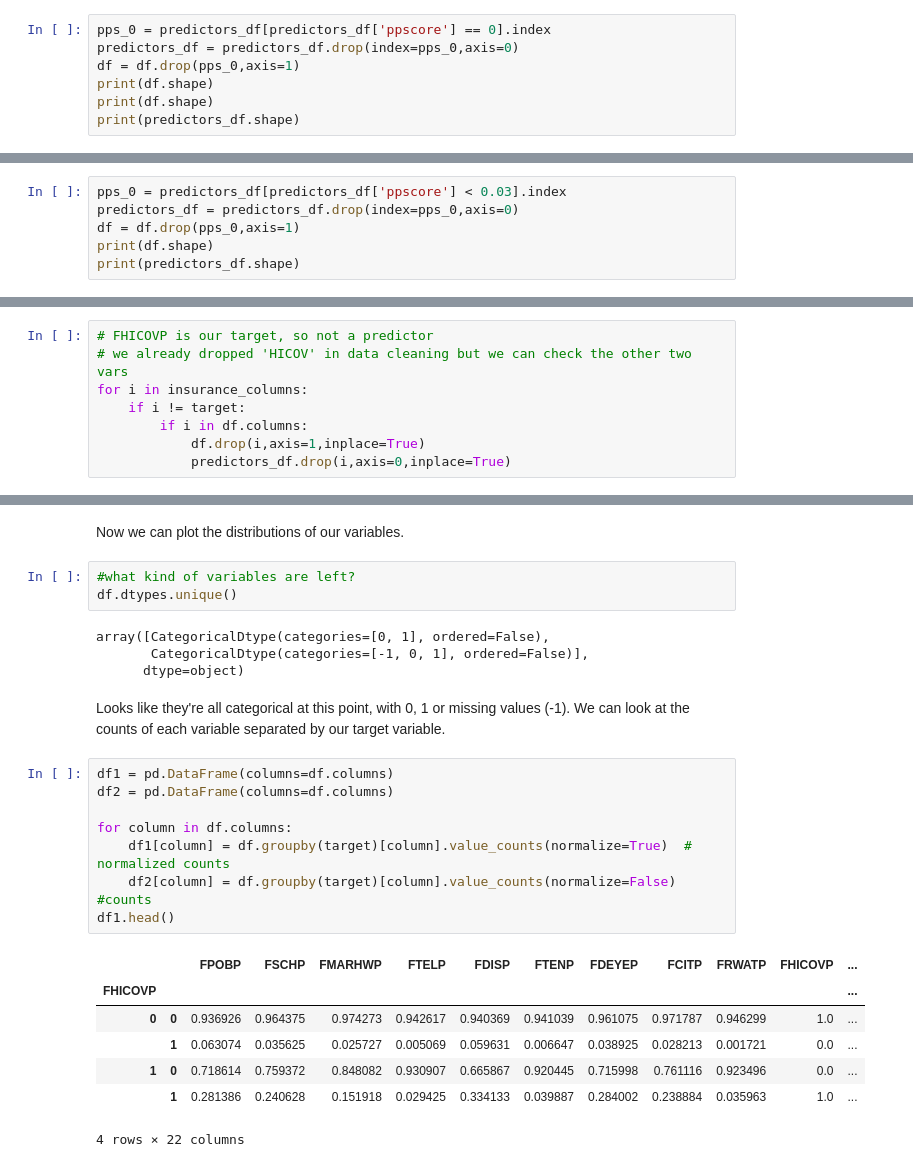
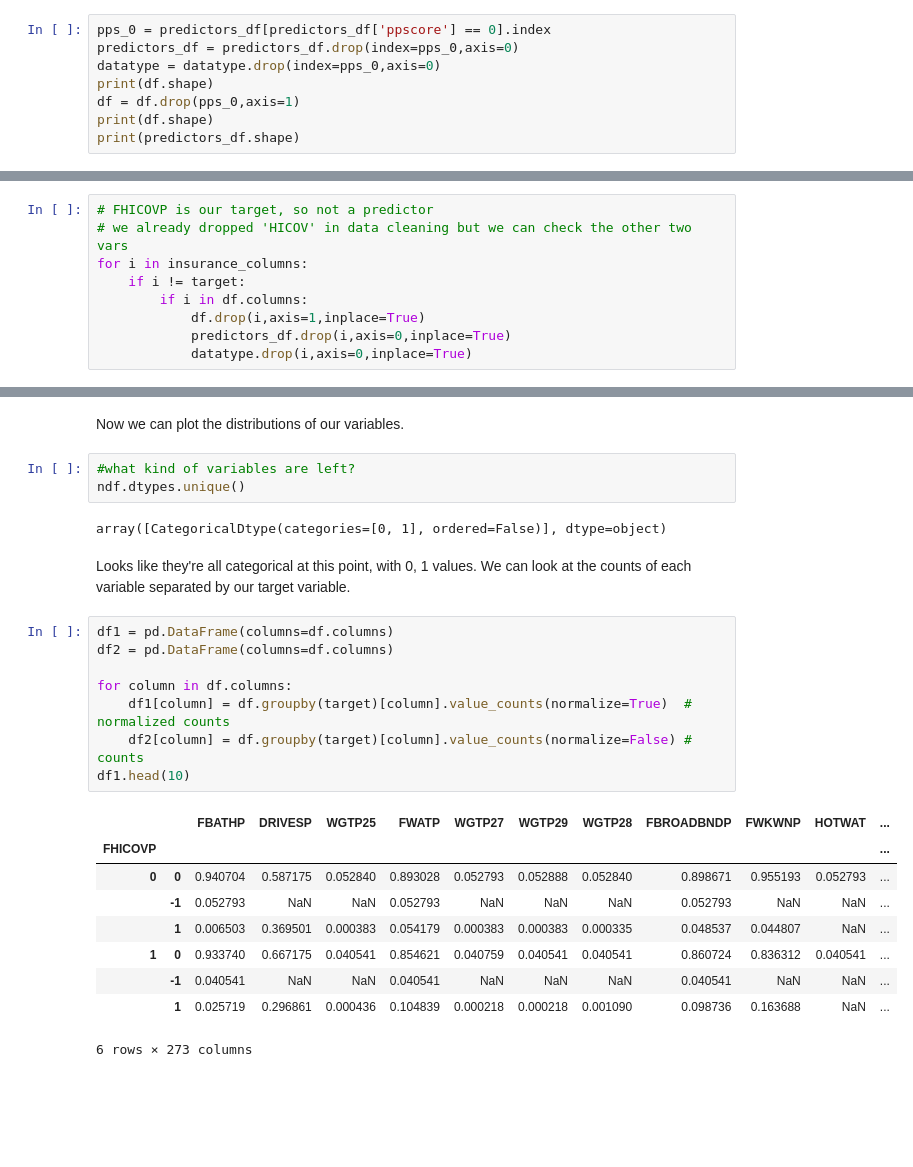
Before and after one commit to kadougherty/census_healthinsurance, a Jupyter notebook: census_healthinsurance_eda.ipynb, the cells around one changed output, grey strips where cells are left out. Cells and saved outputs as stored; diff of their text form; blank space fills up the shorter version.

```diff
--- a/census_healthinsurance_eda.ipynb
+++ b/census_healthinsurance_eda.ipynb
@@ -293,8 +296,9 @@ We can move forward by dropping the bottom 162 columns right off the bat.
 # %%
 pps_0 = predictors_df[predictors_df['ppscore'] == 0].index
 predictors_df = predictors_df.drop(index=pps_0,axis=0)
+datatype = datatype.drop(index=pps_0,axis=0)
+print(df.shape)
 df = df.drop(pps_0,axis=1)
 print(df.shape)
-print(df.shape)
 print(predictors_df.shape)
 # %% [output]
@@ -334,6 +307,0 @@ We can see a natural break in the distribution from the ecdf as well, near a pps
-# %%
-pps_0 = predictors_df[predictors_df['ppscore'] < 0.03].index
-predictors_df = predictors_df.drop(index=pps_0,axis=0)
-df = df.drop(pps_0,axis=1)
-print(df.shape)
-print(predictors_df.shape)
@@ -407,3 +372,4 @@ for i in insurance_columns:
         if i in df.columns:
             df.drop(i,axis=1,inplace=True)
             predictors_df.drop(i,axis=0,inplace=True)
+            datatype.drop(i,axis=0,inplace=True)
@@ -449,26 +478,26 @@ Citizenship allocation flag : 0.2651632800831527
 Now we can plot the distributions of our variables.
 # %%
 #what kind of variables are left?
-df.dtypes.unique()
+ndf.dtypes.unique()
 # %% [output]
-array([CategoricalDtype(categories=[0, 1], ordered=False),
-       CategoricalDtype(categories=[-1, 0, 1], ordered=False)],
-      dtype=object)
+array([CategoricalDtype(categories=[0, 1], ordered=False)], dtype=object)
 # %% [markdown]
-Looks like they're all categorical at this point, with 0, 1 or missing values (-1). We can look at the counts of each variable separated by our target variable.
+Looks like they're all categorical at this point, with 0, 1 values. We can look at the counts of each variable separated by our target variable.
 # %%
 df1 = pd.DataFrame(columns=df.columns)
 df2 = pd.DataFrame(columns=df.columns)
 
 for column in df.columns:
     df1[column] = df.groupby(target)[column].value_counts(normalize=True)  # normalized counts
-    df2[column] = df.groupby(target)[column].value_counts(normalize=False) #counts
-df1.head()
+    df2[column] = df.groupby(target)[column].value_counts(normalize=False) # counts
+df1.head(10)
 # %% [output]
-|  |  | FPOBP | FSCHP | FMARHWP | FTELP | FDISP | FTENP | FDEYEP | FCITP | FRWATP | FHICOVP | ... |
+|  |  | FBATHP | DRIVESP | WGTP25 | FWATP | WGTP27 | WGTP29 | WGTP28 | FBROADBNDP | FWKWNP | HOTWAT | ... |
 | FHICOVP |  |  |  |  |  |  |  |  |  |  |  | ... |
-| 0 | 0 | 0.936926 | 0.964375 | 0.974273 | 0.942617 | 0.940369 | 0.941039 | 0.961075 | 0.971787 | 0.946299 | 1.0 | ... |
-|  | 1 | 0.063074 | 0.035625 | 0.025727 | 0.005069 | 0.059631 | 0.006647 | 0.038925 | 0.028213 | 0.001721 | 0.0 | ... |
-| 1 | 0 | 0.718614 | 0.759372 | 0.848082 | 0.930907 | 0.665867 | 0.920445 | 0.715998 | 0.761116 | 0.923496 | 0.0 | ... |
-|  | 1 | 0.281386 | 0.240628 | 0.151918 | 0.029425 | 0.334133 | 0.039887 | 0.284002 | 0.238884 | 0.035963 | 1.0 | ... |
+| 0 | 0 | 0.940704 | 0.587175 | 0.052840 | 0.893028 | 0.052793 | 0.052888 | 0.052840 | 0.898671 | 0.955193 | 0.052793 | ... |
+|  | -1 | 0.052793 | NaN | NaN | 0.052793 | NaN | NaN | NaN | 0.052793 | NaN | NaN | ... |
+|  | 1 | 0.006503 | 0.369501 | 0.000383 | 0.054179 | 0.000383 | 0.000383 | 0.000335 | 0.048537 | 0.044807 | NaN | ... |
+| 1 | 0 | 0.933740 | 0.667175 | 0.040541 | 0.854621 | 0.040759 | 0.040541 | 0.040541 | 0.860724 | 0.836312 | 0.040541 | ... |
+|  | -1 | 0.040541 | NaN | NaN | 0.040541 | NaN | NaN | NaN | 0.040541 | NaN | NaN | ... |
+|  | 1 | 0.025719 | 0.296861 | 0.000436 | 0.104839 | 0.000218 | 0.000218 | 0.001090 | 0.098736 | 0.163688 | NaN | ... |
-4 rows × 22 columns
+6 rows × 273 columns
```
Also changed, not shown: parts of 26 cells of this notebook, 4 other files.
